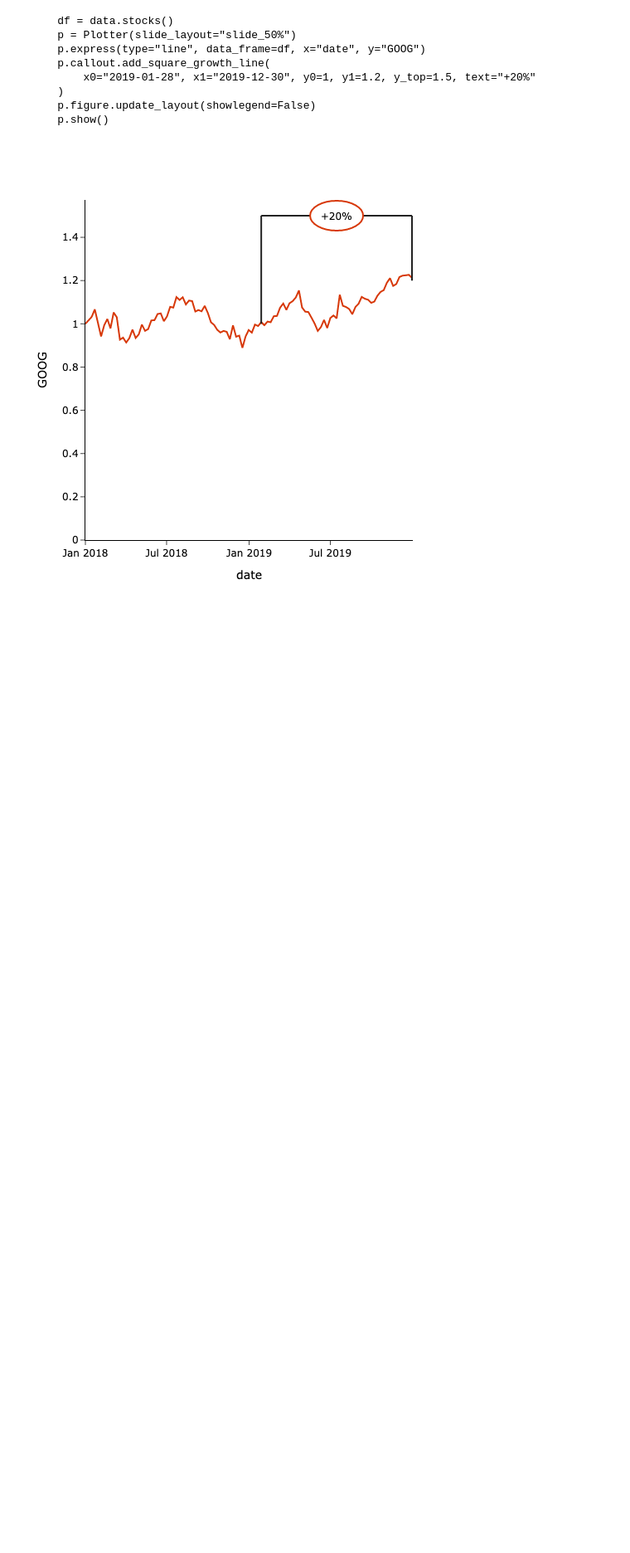
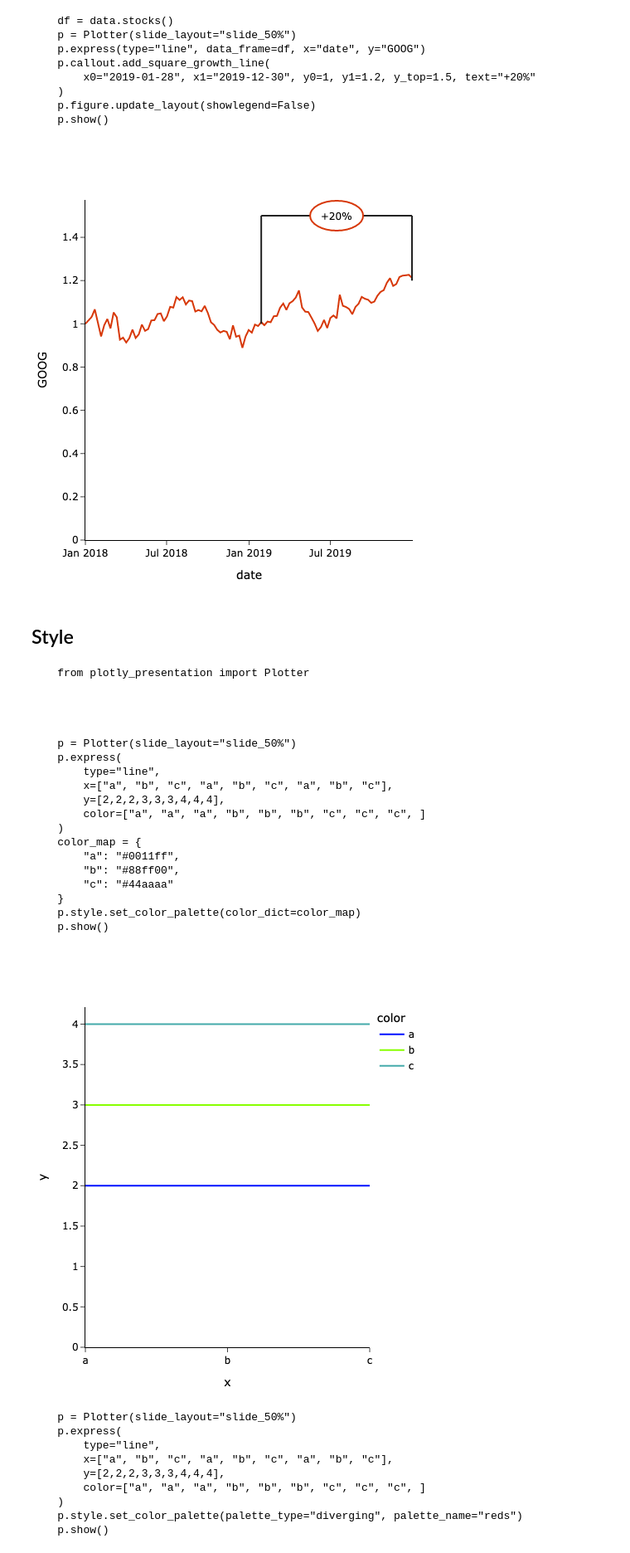
Before and after one commit to mathiasDK/plotly_presentation, a Jupyter notebook: examples/examples.ipynb, the cells around one changed output. Shown: that part at 83% size. Cells and saved outputs as stored; diff of their text form; code cells hidden in the pictures; blank space fills up the shorter version.

Commit message:
Adding initial color palette (#15)
Co-authored-by: Mathias Nørskov <mat@lunar.app>
Co-authored-by: Mathias Nørskov <bondnoerskov@hotmail.com>

```diff
--- a/examples/examples.ipynb
+++ b/examples/examples.ipynb
@@ -224,3 +224,37 @@ plotly_presentation.examples.plot_line_callout()
     p.figure.update_layout(showlegend=False)
     p.show()
 [figure]
+# %% [markdown]
+## Style
+# %%
+plotly_presentation.examples.plot_style()
+# %% [output]
+    from plotly_presentation import Plotter
+
+
+
+
+    p = Plotter(slide_layout="slide_50%")
+    p.express(
+        type="line",
+        x=["a", "b", "c", "a", "b", "c", "a", "b", "c"],
+        y=[2,2,2,3,3,3,4,4,4],
+        color=["a", "a", "a", "b", "b", "b", "c", "c", "c", ]
+    )
+    color_map = {
+        "a": "#0011ff",
+        "b": "#88ff00",
+        "c": "#44aaaa"
+    }
+    p.style.set_color_palette(color_dict=color_map)
+    p.show()
+[figure, added]
+    p = Plotter(slide_layout="slide_50%")
+    p.express(
+        type="line",
+        x=["a", "b", "c", "a", "b", "c", "a", "b", "c"],
+        y=[2,2,2,3,3,3,4,4,4],
+        color=["a", "a", "a", "b", "b", "b", "c", "c", "c", ]
+    )
+    p.style.set_color_palette(palette_type="diverging", palette_name="reds")
+    p.show()
```
Also changed, not shown: parts of 8 cells of this notebook, 16 other files.
